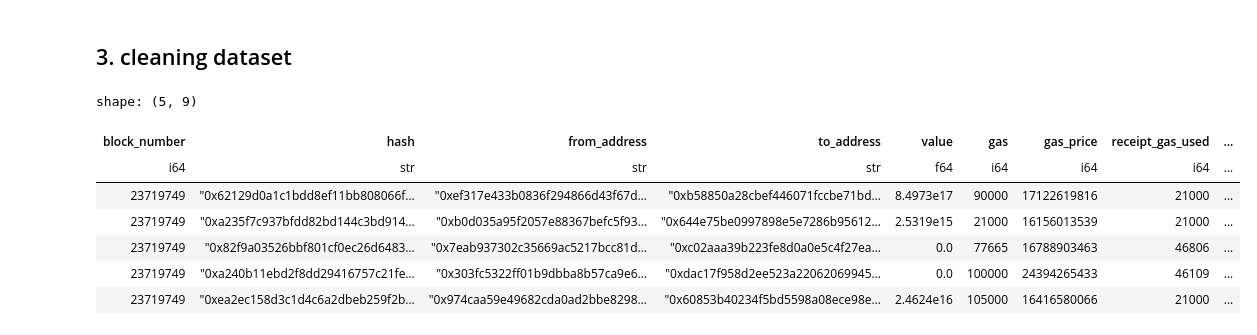
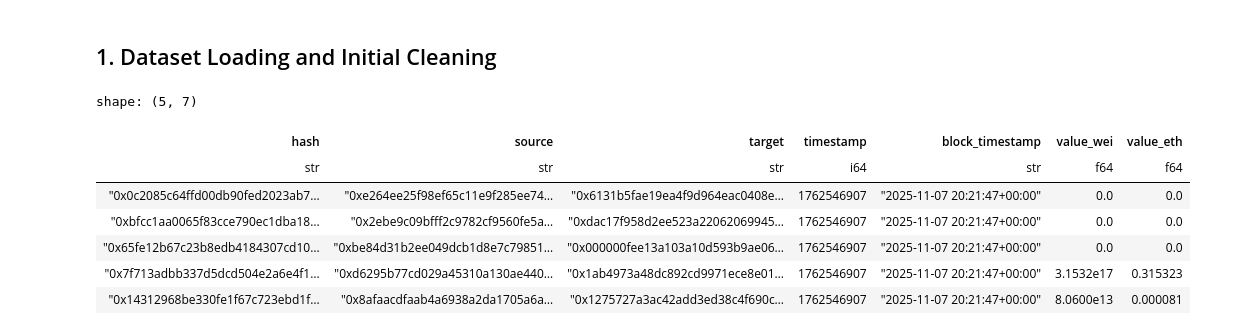
Before and after one commit to Nefeli-Apostolou/GM-Project---Fraud-Detection, a Jupyter notebook: time_motifs_all_nodes.ipynb, the cells around one changed output. Drawn from its saved outputs; the diff is of its cells as text; code cells hidden in the pictures.

Commit message:
Update temporal motifs notebooks

```diff
--- a/time_motifs_all_nodes.ipynb
+++ b/time_motifs_all_nodes.ipynb
@@ -1,19 +1,46 @@
 # %% [markdown]
-## 3. cleaning dataset
+## 1. Dataset Loading and Initial Cleaning
 # %%
 import polars as pl
 
+# Load the raw cleaned Ethereum transactions dataset
+df = pl.read_csv("eth_tx_last4days_clean.csv")
+df.head()
 
-df = pl.read_csv("eth_tx_last4days_2.csv")
+# Process and normalize transaction events
+events = (
+    df
+    .select([
+        pl.col("hash"),
+        pl.col("from_address").str.to_lowercase().alias("source"),  # Normalize addresses to lowercase
+        pl.col("to_address").str.to_lowercase().alias("target"),
+        pl.col("value").alias("value_wei"),
+        pl.col("block_timestamp")
+    ])
+    .with_columns([
+        pl.col("target").fill_null("__contract_creation__"),        # Handle null values from contract deployments
+        (
+            pl.col("block_timestamp")
+            .str.to_datetime(format="%Y-%m-%d %H:%M:%S%z")
+            .dt.timestamp("ms") // 1000                             # Convert block time to UNIX epoch seconds
+        ).alias("timestamp"),
+        (
+            pl.col("value_wei").cast(pl.Float64, strict=False) / 1_000_000_000_000_000_000
+        ).alias("value_eth")                                         # Convert Wei to Ether values
+    ])
+    .select([
+        "hash", "source", "target", "timestamp", "block_timestamp", "value_wei", "value_eth"
+    ])
+    .sort("timestamp")                                               # Ensure sequential temporal processing
+)
 
-
-df.head()
+events.head()
 # %% [output]
-shape: (5, 9)
+shape: (5, 7)
-| block_number | hash | from_address | to_address | value | gas | gas_price | receipt_gas_used | ... |
-| i64 | str | str | str | f64 | i64 | i64 | i64 | ... |
-| 23719749 | "0x62129d0a1c1bdd8ef11bb808066f… | "0xef317e433b0836f294866d43f67d… | "0xb58850a28cbef446071fccbe71bd… | 8.4973e17 | 90000 | 17122619816 | 21000 | ... |
-| 23719749 | "0xa235f7c937bfdd82bd144c3bd914… | "0xb0d035a95f2057e88367befc5f93… | "0x644e75be0997898e5e7286b95612… | 2.5319e15 | 21000 | 16156013539 | 21000 | ... |
-| 23719749 | "0x82f9a03526bbf801cf0ec26d6483… | "0x7eab937302c35669ac5217bcc81d… | "0xc02aaa39b223fe8d0a0e5c4f27ea… | 0.0 | 77665 | 16788903463 | 46806 | ... |
-| 23719749 | "0xa240b11ebd2f8dd29416757c21fe… | "0x303fc5322ff01b9dbba8b57ca9e6… | "0xdac17f958d2ee523a22062069945… | 0.0 | 100000 | 24394265433 | 46109 | ... |
-| 23719749 | "0xea2ec158d3c1d4c6a2dbeb259f2b… | "0x974caa59e49682cda0ad2bbe8298… | "0x60853b40234f5bd5598a08ece98e… | 2.4624e16 | 105000 | 16416580066 | 21000 | ... |
+| hash | source | target | timestamp | block_timestamp | value_wei | value_eth |
+| str | str | str | i64 | str | f64 | f64 |
+| "0x0c2085c64ffd00db90fed2023ab7… | "0xe264ee25f98ef65c11e9f285ee74… | "0x6131b5fae19ea4f9d964eac0408e… | 1762546907 | "2025-11-07 20:21:47+00:00" | 0.0 | 0.0 |
+| "0xbfcc1aa0065f83cce790ec1dba18… | "0x2ebe9c09bfff2c9782cf9560fe5a… | "0xdac17f958d2ee523a22062069945… | 1762546907 | "2025-11-07 20:21:47+00:00" | 0.0 | 0.0 |
+| "0x65fe12b67c23b8edb4184307cd10… | "0xbe84d31b2ee049dcb1d8e7c79851… | "0x000000fee13a103a10d593b9ae06… | 1762546907 | "2025-11-07 20:21:47+00:00" | 0.0 | 0.0 |
+| "0x7f713adbb337d5dcd504e2a6e4f1… | "0xd6295b77cd029a45310a130ae440… | "0x1ab4973a48dc892cd9971ece8e01… | 1762546907 | "2025-11-07 20:21:47+00:00" | 3.1532e17 | 0.315323 |
+| "0x14312968be330fe1f67c723ebd1f… | "0x8afaacdfaab4a6938a2da1705a6a… | "0x1275727a3ac42add3ed38c4f690c… | 1762546907 | "2025-11-07 20:21:47+00:00" | 8.0600e13 | 0.000081 |
```
Also changed, not shown: parts of 17 cells of this notebook, 3 other files.
